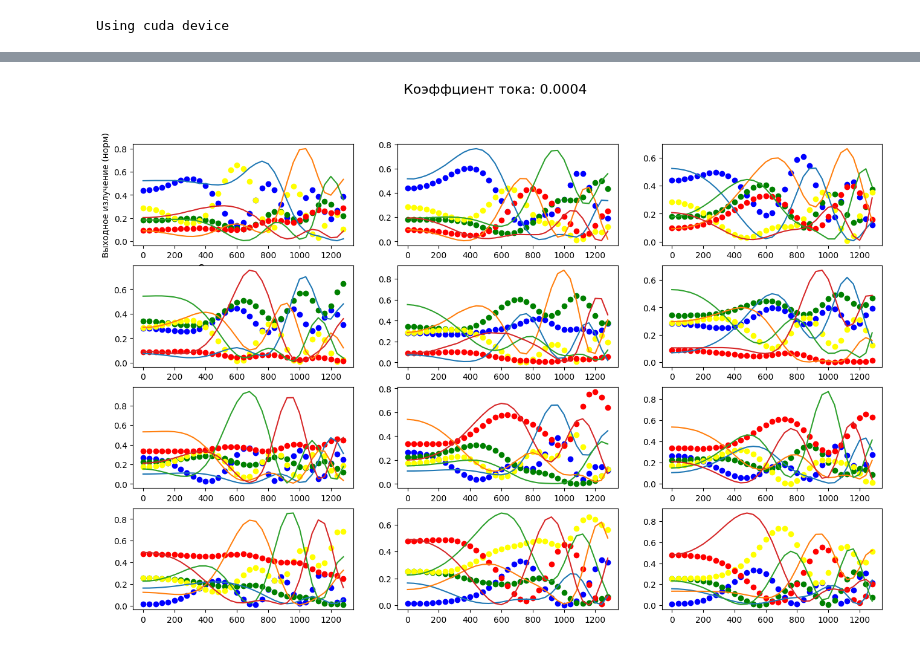
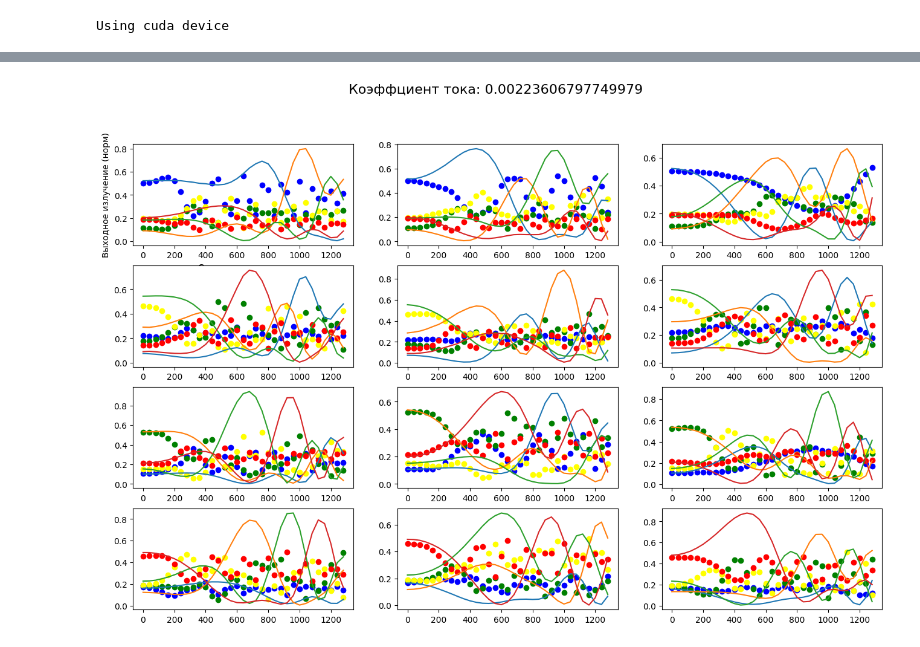
Before and after one commit to shfordogs/boson-sampling-mmi, a Jupyter notebook: four_mode_MMI_fit_v9(Clements).ipynb, the cells around one changed output, grey strips where cells are left out. Cells and saved outputs as stored; diff of their text form; code cells hidden in the pictures.

```diff
--- a/four_mode_MMI_fit_v9(Clements).ipynb
+++ b/four_mode_MMI_fit_v9(Clements).ipynb
@@ -833,25 +346,0 @@ result_basinhop = basinhopping(
-# %%
-# x0 = np.random.random(36)
-
-def f_hessian_no_current(x, f=f_torch_no_data_no_current):
-    x0_torch = torch.from_numpy(x).to(device)
-    x0_torch.requires_grad = True
-    x0_torch = x0_torch.double()
-    H = hessian(f, x0_torch)
-    return H.to('cpu').numpy()
-
-def f_jacobian_no_current(x, f=f_torch_no_data_no_current):
-    x0_torch = torch.from_numpy(x).to(device)
-    x0_torch.requires_grad = True
-    x0_torch = x0_torch.double()
-    J = jacobian(f, x0_torch)
-    return J.to('cpu').numpy()
-
-result = minimize(
-    f_numpy_no_data_no_current,
-    x0,
-    method='Newton-CG',
-    jac=f_jacobian,
-    hess=f_hessian,
-    options={'disp': True}
-)
@@ -957,12 +403,12 @@ x0 = result.x
 # M2 =  Reck_extand_torch(4, x0[12:24], device=device)
 # alpha = torch.tensor(x0[24:33], dtype=torch.complex128, device=device).reshape(3, 3)
 # h_0 = torch.tensor(x0[33:36], dtype=torch.complex128, device=device)
-M1 =  Reck_extand(4, x0[:12], x0[12:15])
-M2 =  Reck_extand(4, x0[15:27],x0[27:30])
-alpha = np.reshape(x0[30:39], (3, 3))
-h_0 = x0[39:42]
+M1 =  reconstruct_reck(*get_angles(4, x0[:16]), block='mzi')
+M2 =  reconstruct_reck(*get_angles(4, x0[16:32]), block='mzi')
+alpha = np.reshape(x0[32:41], (3, 3))
+h_0 = x0[41:44]
 
-current_coefficient = 4e-1
+current_coefficient = np.sqrt(0.5*10**(-5))
 
 fig, ax = plt.subplots(4, 3, figsize=(16, 10))
 
@@ -986,31 +432,31 @@ for j in range(4):
             # ax[j][k].scatter(i[2], result_plot[3].cpu().detach().numpy(), color = 'red')
 
             x = np.zeros(3)
             x[i[1]] = (current_coefficient * i[2]) ** 2
             y = i[3:]
             y /= np.sum(y)
 
             h_list = h_0 + alpha.dot(np.transpose(x))
             # H_diag = torch.cat([torch.exp(1j * h_list), torch.tensor([1.0], dtype=torch.complex64, device=device)])
             H = np.diag([math.e ** (1j * h) for h in h_list] + [1])
             result_plot = (np.abs(np.transpose(M2.dot(H).dot(M1)))** 2)[i[0]]
             ax[j][k].scatter(i[2], result_plot[0], color = 'blue')
             ax[j][k].scatter(i[2], result_plot[1], color = 'green')
             ax[j][k].scatter(i[2], result_plot[2], color = 'yellow')
             ax[j][k].scatter(i[2], result_plot[3], color = 'red')
 
         ax[j][k].plot([d[2] for d in data[33*(3*j+k):33*(3*j+k+1)]], [d[3]/sum(d[3:]) for d in data[33*(3*j+k):33*(3*j+k+1)]])#, color = 'blue')
         ax[j][k].plot([d[2] for d in data[33*(3*j+k):33*(3*j+k+1)]], [d[4]/sum(d[3:]) for d in data[33*(3*j+k):33*(3*j+k+1)]])#, color = 'green')
         ax[j][k].plot([d[2] for d in data[33*(3*j+k):33*(3*j+k+1)]], [d[5]/sum(d[3:]) for d in data[33*(3*j+k):33*(3*j+k+1)]])#, color = 'yellow')
         ax[j][k].plot([d[2] for d in data[33*(3*j+k):33*(3*j+k+1)]], [d[6]/sum(d[3:]) for d in data[33*(3*j+k):33*(3*j+k+1)]])#, color = 'red')
 
         ax[0][0].set_xlabel('Сила тока, единицы')
         ax[0][0].set_ylabel('Выходное излучение (норм)')
 
         fig.suptitle('Фитирование данных Ильи с помощью нашего кода')
         fig.suptitle('Коэффциент тока: ' + str(current_coefficient), fontsize=16)
 
 
 plt.show()
 # %% [output]
-[figure, old version]
+[figure, new version]
```
Also changed, not shown: parts of 30 cells of this notebook, 9 other files.
